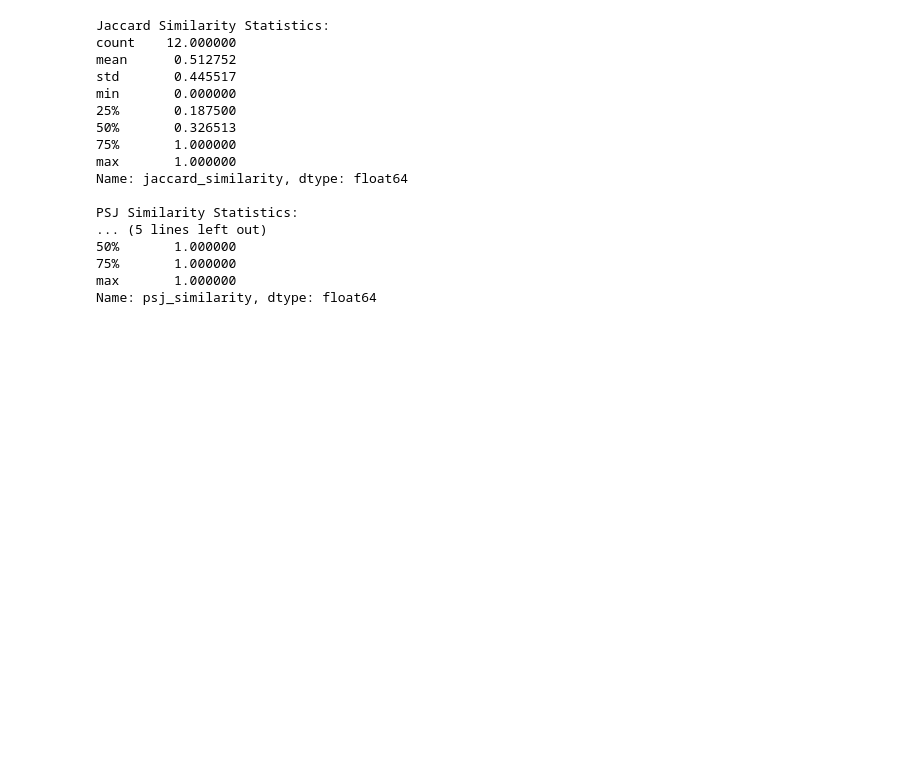
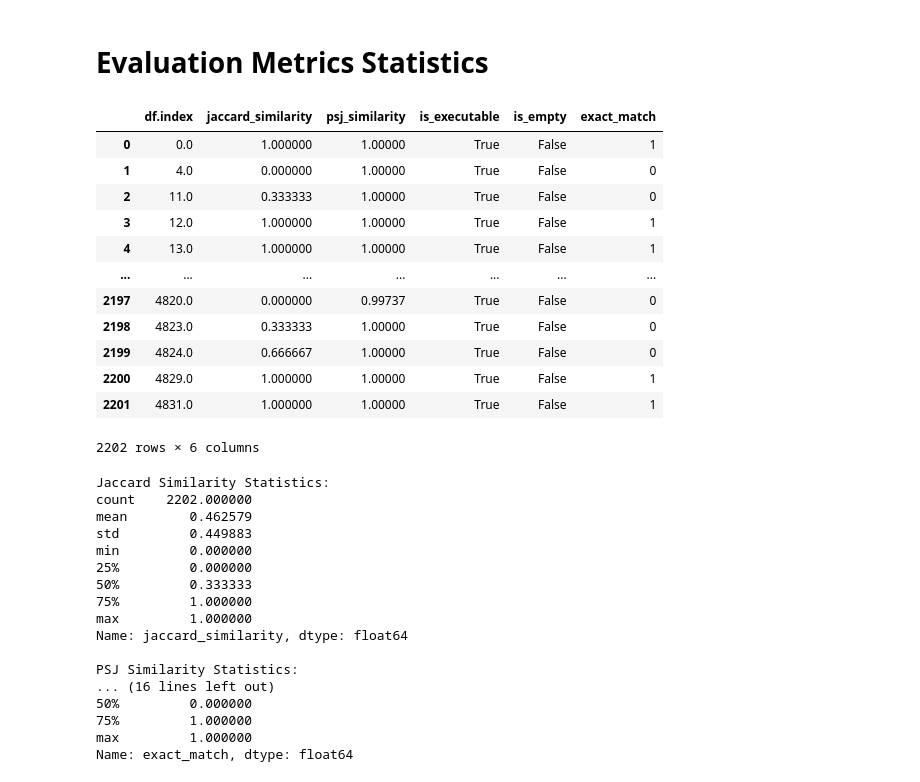
Before and after one commit to ashkihotah/text-to-cypher, a Jupyter notebook: notebooks/evaluation.ipynb, the cells around one changed output. Drawn from its saved outputs; the diff is of its cells as text; code cells hidden in the pictures; blank space fills up the shorter version.

```diff
--- a/notebooks/evaluation.ipynb
+++ b/notebooks/evaluation.ipynb
@@ -19,0 +25,4 @@ df
+# %%
+# create a mask for rows having NaN in jaccard_similarity or psj_similarity
+mask = df["jaccard_similarity"].isna() | df["psj_similarity"].isna()
+df[mask]
@@ -19,0 +43,3 @@ df
+# %%
+df = df[~mask].copy()
+df
@@ -20,24 +60,45 @@ df
+# %% [markdown]
+# Evaluation Metrics Statistics
+# %%
+df['exact_match'] = (df['jaccard_similarity'] == 1.0).apply(int)
+df
+# %% [output]
+|  | df.index | jaccard_similarity | psj_similarity | is_executable | is_empty | exact_match |
+| 0 | 0.0 | 1.000000 | 1.00000 | True | False | 1 |
+| 1 | 4.0 | 0.000000 | 1.00000 | True | False | 0 |
+| 2 | 11.0 | 0.333333 | 1.00000 | True | False | 0 |
+| 3 | 12.0 | 1.000000 | 1.00000 | True | False | 1 |
+| 4 | 13.0 | 1.000000 | 1.00000 | True | False | 1 |
+| ... | ... | ... | ... | ... | ... | ... |
+| 2197 | 4820.0 | 0.000000 | 0.99737 | True | False | 0 |
+| 2198 | 4823.0 | 0.333333 | 1.00000 | True | False | 0 |
+| 2199 | 4824.0 | 0.666667 | 1.00000 | True | False | 0 |
+| 2200 | 4829.0 | 1.000000 | 1.00000 | True | False | 1 |
+| 2201 | 4831.0 | 1.000000 | 1.00000 | True | False | 1 |
+2202 rows × 6 columns
 # %%
 print("Jaccard Similarity Statistics:")
 print(df["jaccard_similarity"].describe())
 print("\nPSJ Similarity Statistics:")
 print(df["psj_similarity"].describe())
+print("\nExact Match Statistics:")
+print(df["exact_match"].describe())
 # %% [output]
 Jaccard Similarity Statistics:
-count    12.000000
-mean      0.512752
-std       0.445517
-min       0.000000
-25%       0.187500
-50%       0.326513
-75%       1.000000
-max       1.000000
+count    2202.000000
+mean        0.462579
+std         0.449883
+min         0.000000
+25%         0.000000
+50%         0.333333
+75%         1.000000
+max         1.000000
 Name: jaccard_similarity, dtype: float64
 
 PSJ Similarity Statistics:
-... (5 lines left out)
-50%       1.000000
-75%       1.000000
-max       1.000000
-Name: psj_similarity, dtype: float64
+... (16 lines left out)
+50%         0.000000
+75%         1.000000
+max         1.000000
+Name: exact_match, dtype: float64
 # %%
```
Also changed, not shown: parts of 11 cells of this notebook, 31 other files.
